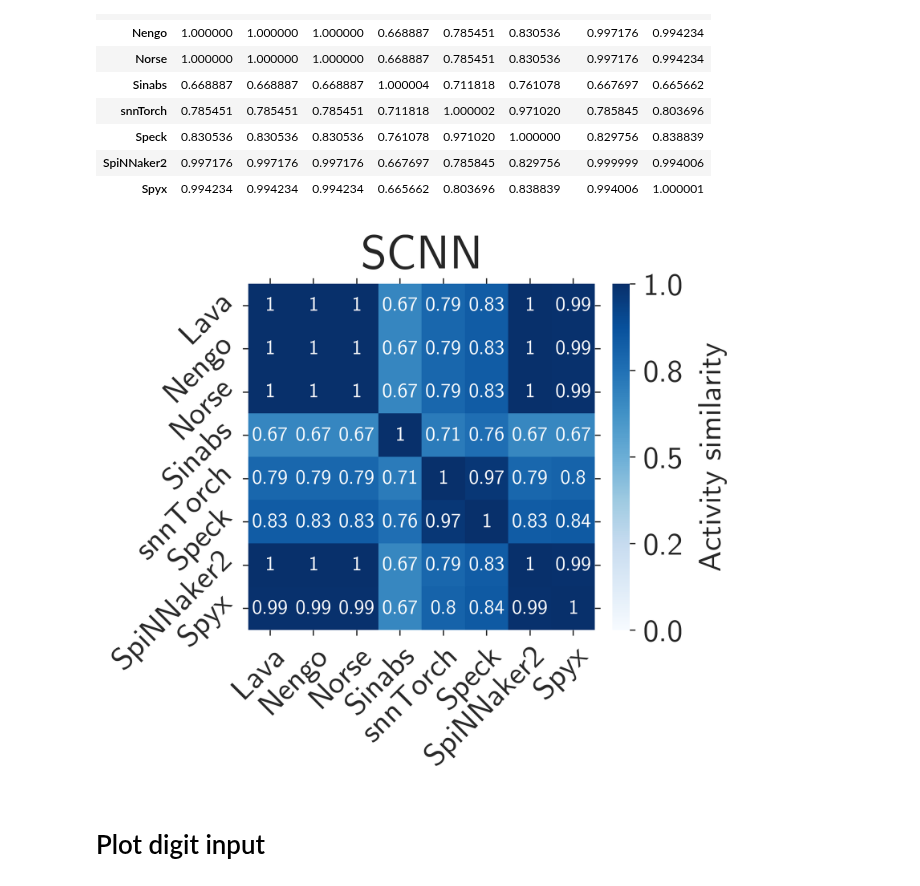
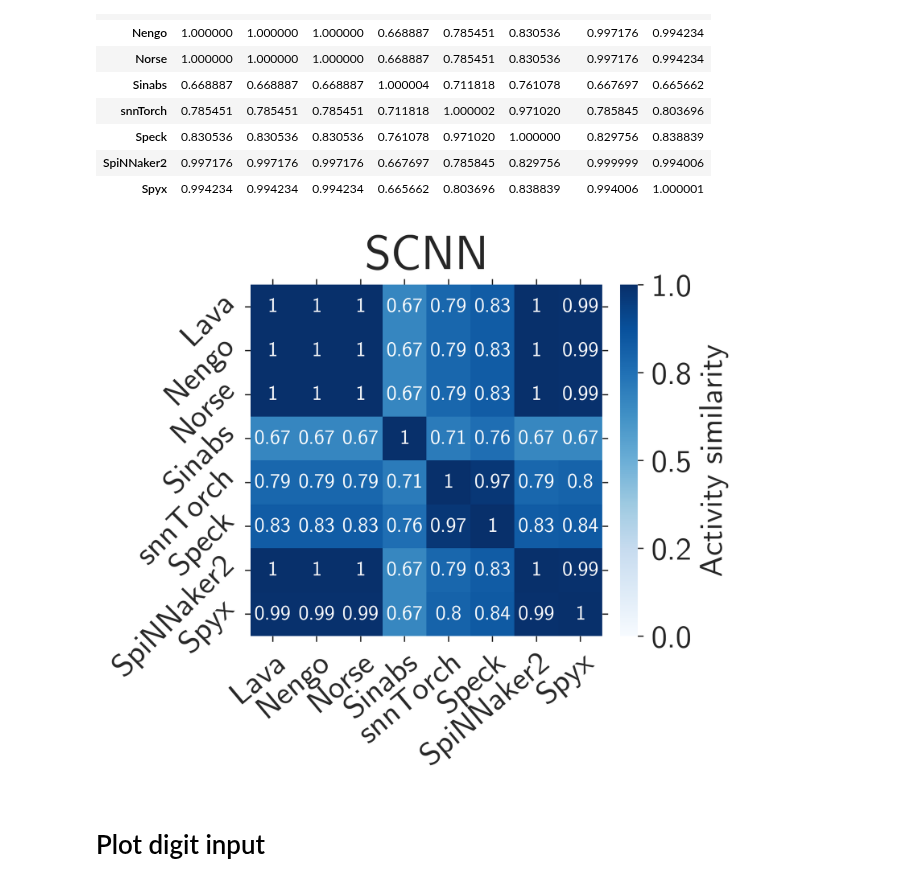
Before and after one commit to neuromorphs/NIR, a Jupyter notebook: paper/02_cnn/cnn_plots.ipynb, the cells around one changed output. Saved outputs shown, nothing was run; the diff lists cells and outputs as text; code cells hidden in the pictures.

```diff
--- a/paper/02_cnn/cnn_plots.ipynb
+++ b/paper/02_cnn/cnn_plots.ipynb
@@ -83,30 +83,30 @@ divs
 # %%
 # plt.style.use("../plots.mplstyle")
 # seaborn.set_context("paper", font_scale=1)
 seaborn.set_style("whitegrid")
 font = {'family' : 'CMU Sans Serif',
         'weight' : 'normal',
         'size'   : 20}
 
 matplotlib.rc('font', **font)
 
 f, ax = plt.subplots(1, 1, figsize=(5, 4), dpi=300, gridspec_kw={"wspace": 0.3})
 # mask = np.flip(1 - np.triu(divs)).astype(np.int8)
 seaborn.heatmap(divs.abs(), ax=ax, cmap="Blues", cbar_kws={"pad": 0.04}, annot=True, vmin=0, square=True, annot_kws={"fontsize": 13})
-ax.collections[0].colorbar.set_label("Activity similarity", labelpad=10)
+ax.collections[0].colorbar.set_label("Activity similarity", labelpad=5)
 ax.set_title("SCNN", pad=10, fontsize=30)
 # ax.collections[0].colorbar.ax.yaxis.set_ticks_position("left")
 ax.collections[0].colorbar.ax.yaxis.set_major_formatter(matplotlib.ticker.FormatStrFormatter("%.1f"))
 ax.collections[0].colorbar.ax.tick_params(pad=5)
 ax.xaxis.set_ticks_position("both")
 ax.yaxis.set_ticks_position("both")
-plt.setp(ax.get_xticklabels(), rotation=45, va="top", ha="right", rotation_mode="anchor")
+plt.setp(ax.get_xticklabels(), rotation=40, va="top", ha="right", rotation_mode="anchor")
 plt.setp(ax.get_yticklabels(), rotation=45, va="bottom", ha="right", rotation_mode="anchor")
 # ax.yaxis.set_tick_params(rotation=45)
 
 f.savefig("../figures/conv_similarity.pdf", bbox_inches="tight")
 # %% [output]
-[figure, old version]
+[figure, new version]
 # %% [markdown]
 # Plot digit input
 # %%
```
Also changed, not shown: 6 other files.
